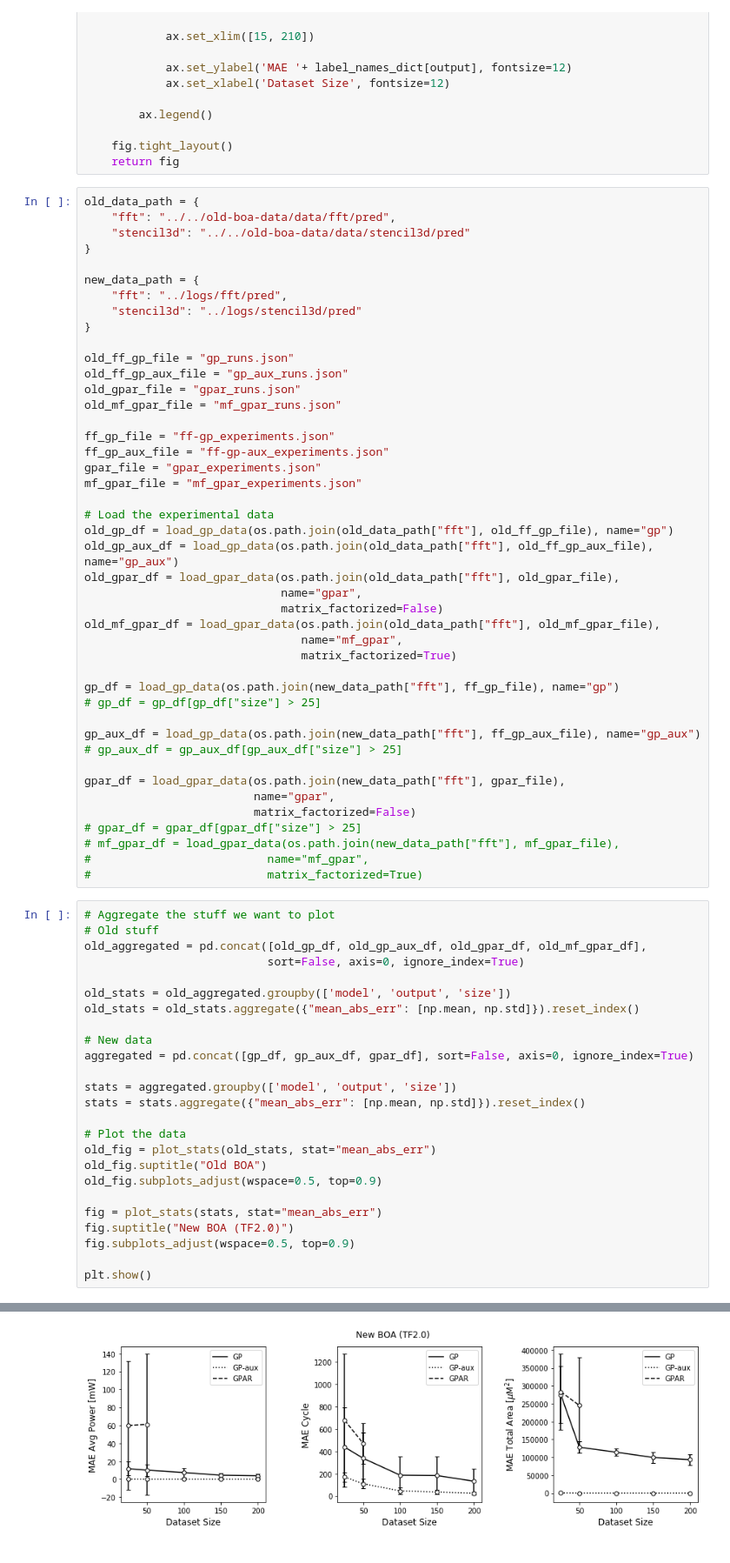
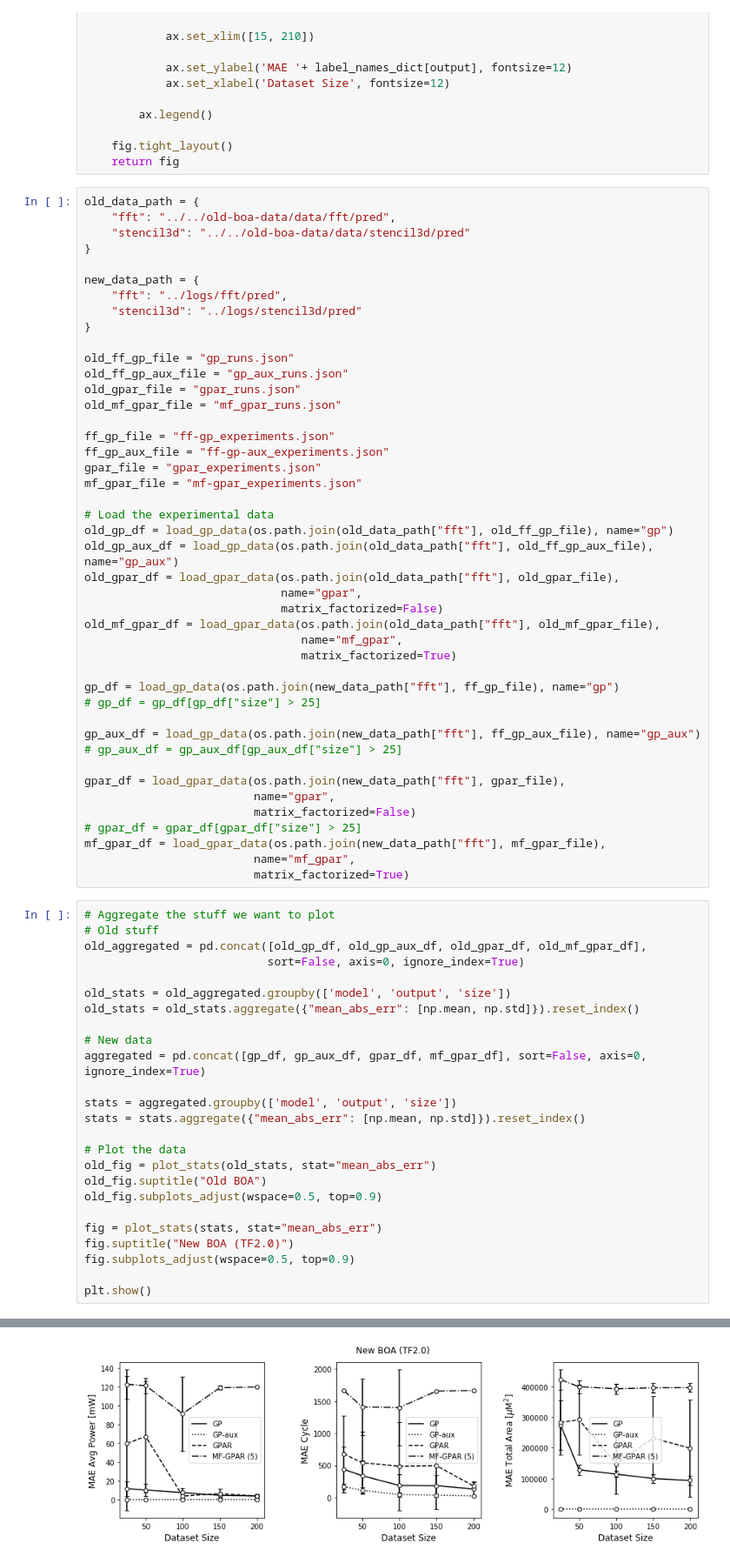
Before and after one commit to gncs/boa, a Jupyter notebook: notebooks/Model Goodenss-of-Fit Visualisation.ipynb, the cells around one changed output, grey strips where cells are left out. Shown at 87% size. Drawn from its saved outputs; the diff is of its cells as text.

Commit message:
Updated experiments script and goodness-of-fit visualisations.

```diff
--- a/notebooks/Model Goodenss-of-Fit Visualisation.ipynb
+++ b/notebooks/Model Goodenss-of-Fit Visualisation.ipynb
@@ -130,7 +130,7 @@ old_mf_gpar_file = "mf_gpar_runs.json"
 ff_gp_file = "ff-gp_experiments.json"
 ff_gp_aux_file = "ff-gp-aux_experiments.json"
 gpar_file = "gpar_experiments.json"
-mf_gpar_file = "mf_gpar_experiments.json"
+mf_gpar_file = "mf-gpar_experiments.json"
 
 # Load the experimental data
 old_gp_df = load_gp_data(os.path.join(old_data_path["fft"], old_ff_gp_file), name="gp")
@@ -152,34 +152,34 @@ gpar_df = load_gpar_data(os.path.join(new_data_path["fft"], gpar_file),
                          name="gpar",
                          matrix_factorized=False)
 # gpar_df = gpar_df[gpar_df["size"] > 25]
-# mf_gpar_df = load_gpar_data(os.path.join(new_data_path["fft"], mf_gpar_file),
-#                          name="mf_gpar",
-#                          matrix_factorized=True)
+mf_gpar_df = load_gpar_data(os.path.join(new_data_path["fft"], mf_gpar_file),
+                         name="mf_gpar",
+                         matrix_factorized=True)
 # %%
 # Aggregate the stuff we want to plot
 # Old stuff
 old_aggregated = pd.concat([old_gp_df, old_gp_aux_df, old_gpar_df, old_mf_gpar_df],
                            sort=False, axis=0, ignore_index=True)
 
 old_stats = old_aggregated.groupby(['model', 'output', 'size'])
 old_stats = old_stats.aggregate({"mean_abs_err": [np.mean, np.std]}).reset_index()
 
 # New data
-aggregated = pd.concat([gp_df, gp_aux_df, gpar_df], sort=False, axis=0, ignore_index=True)
+aggregated = pd.concat([gp_df, gp_aux_df, gpar_df, mf_gpar_df], sort=False, axis=0, ignore_index=True)
 
 stats = aggregated.groupby(['model', 'output', 'size'])
 stats = stats.aggregate({"mean_abs_err": [np.mean, np.std]}).reset_index()
 
 # Plot the data
 old_fig = plot_stats(old_stats, stat="mean_abs_err")
 old_fig.suptitle("Old BOA")
 old_fig.subplots_adjust(wspace=0.5, top=0.9)
 
 fig = plot_stats(stats, stat="mean_abs_err")
 fig.suptitle("New BOA (TF2.0)")
 fig.subplots_adjust(wspace=0.5, top=0.9)
 
 plt.show()
 # %% [output]
 [figure]
-[figure, old version]
+[figure, new version]
```
Also changed, not shown: 5 other files.
